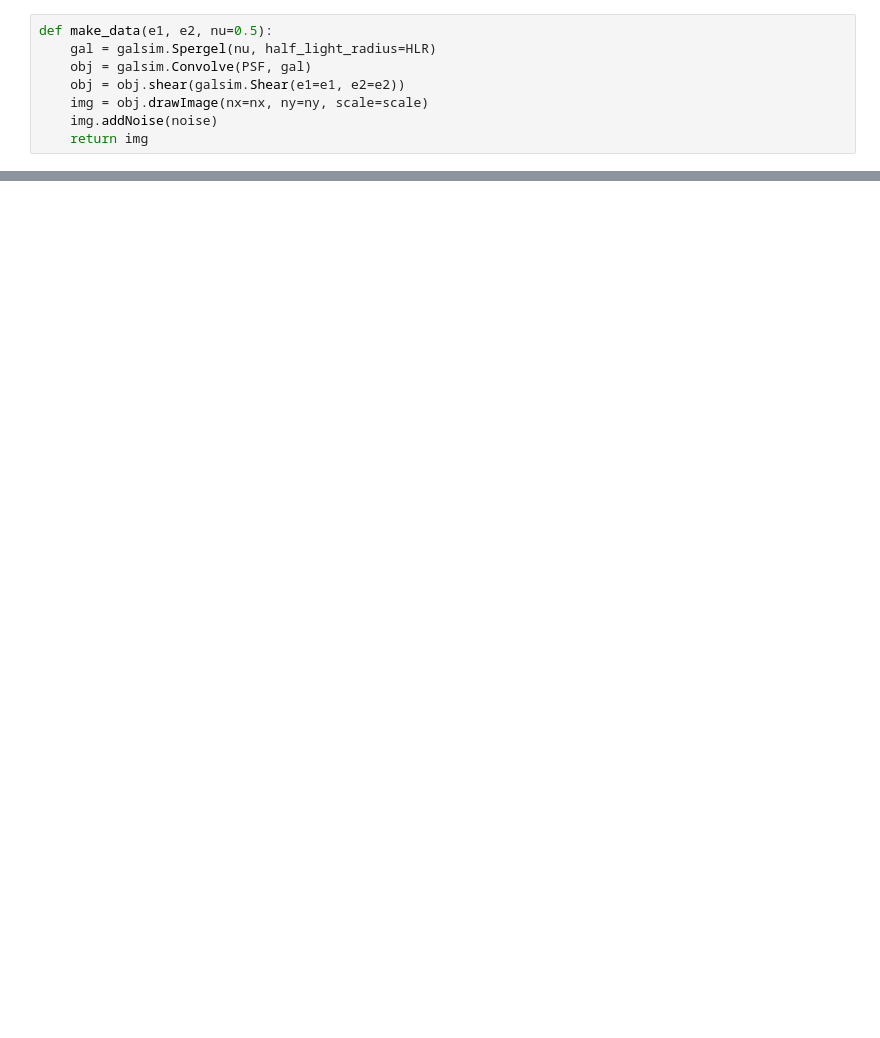
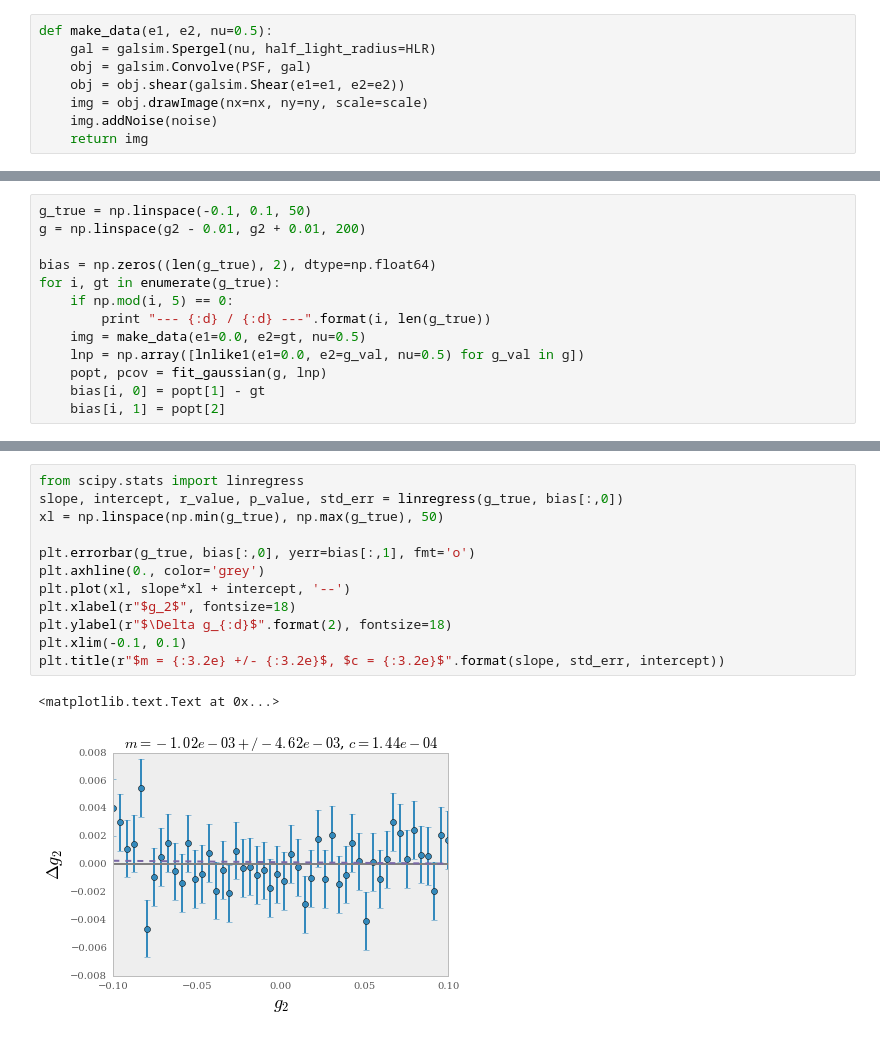
Before and after one commit to mdschneider/JIF, a Jupyter notebook: devel/debug_roaster_bias/Shear bias simple test 1.ipynb, the cells around one changed output, grey strips where cells are left out. Drawn from its saved outputs; the diff is of its cells as text; blank space fills up the shorter version.

```diff
--- a/devel/debug_roaster_bias/Shear bias simple test 1.ipynb
+++ b/devel/debug_roaster_bias/Shear bias simple test 1.ipynb
@@ -64,0 +84,13 @@ plt.axvline(g[np.argmax(lnp)], color='red', linestyle='dashed')
+# %%
+g_true = np.linspace(-0.1, 0.1, 50)
+g = np.linspace(g2 - 0.01, g2 + 0.01, 200)
+
+bias = np.zeros((len(g_true), 2), dtype=np.float64)
+for i, gt in enumerate(g_true):
+    if np.mod(i, 5) == 0:
+        print "--- {:d} / {:d} ---".format(i, len(g_true))
+    img = make_data(e1=0.0, e2=gt, nu=0.5)
+    lnp = np.array([lnlike1(e1=0.0, e2=g_val, nu=0.5) for g_val in g])
+    popt, pcov = fit_gaussian(g, lnp)
+    bias[i, 0] = popt[1] - gt
+    bias[i, 1] = popt[2]
@@ -64,0 +108,15 @@ plt.axvline(g[np.argmax(lnp)], color='red', linestyle='dashed')
+# %%
+from scipy.stats import linregress
+slope, intercept, r_value, p_value, std_err = linregress(g_true, bias[:,0])
+xl = np.linspace(np.min(g_true), np.max(g_true), 50)
+
+plt.errorbar(g_true, bias[:,0], yerr=bias[:,1], fmt='o')
+plt.axhline(0., color='grey')
+plt.plot(xl, slope*xl + intercept, '--')
+plt.xlabel(r"$g_2$", fontsize=18)
+plt.ylabel(r"$\Delta g_{:d}$".format(2), fontsize=18)
+plt.xlim(-0.1, 0.1)
+plt.title(r"$m = {:3.2e} +/- {:3.2e}$, $c = {:3.2e}$".format(slope, std_err, intercept))
+# %% [output]
+<matplotlib.text.Text at 0x...>
+[figure, added]
```
Also changed, not shown: parts of 7 cells of this notebook.
